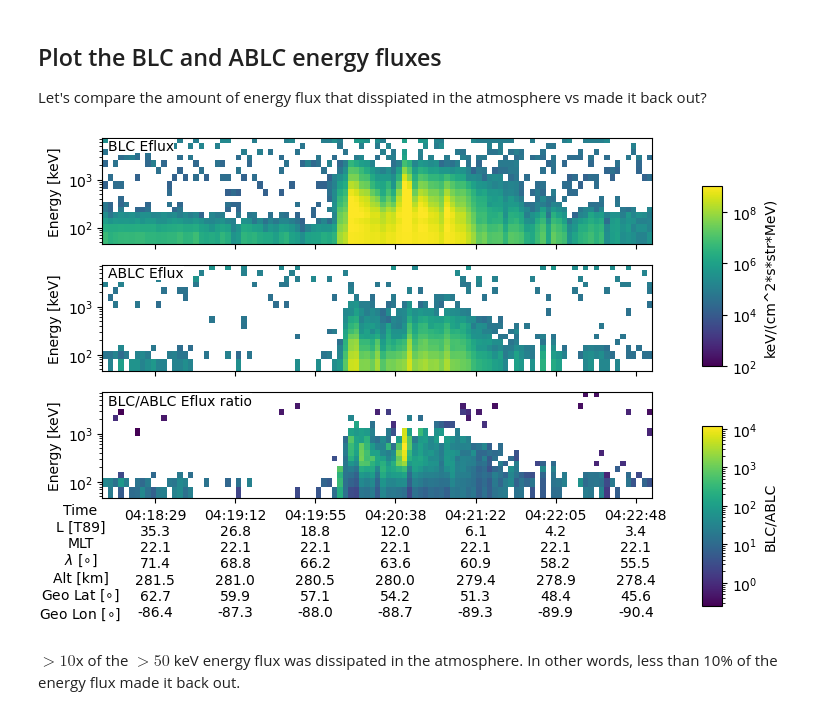
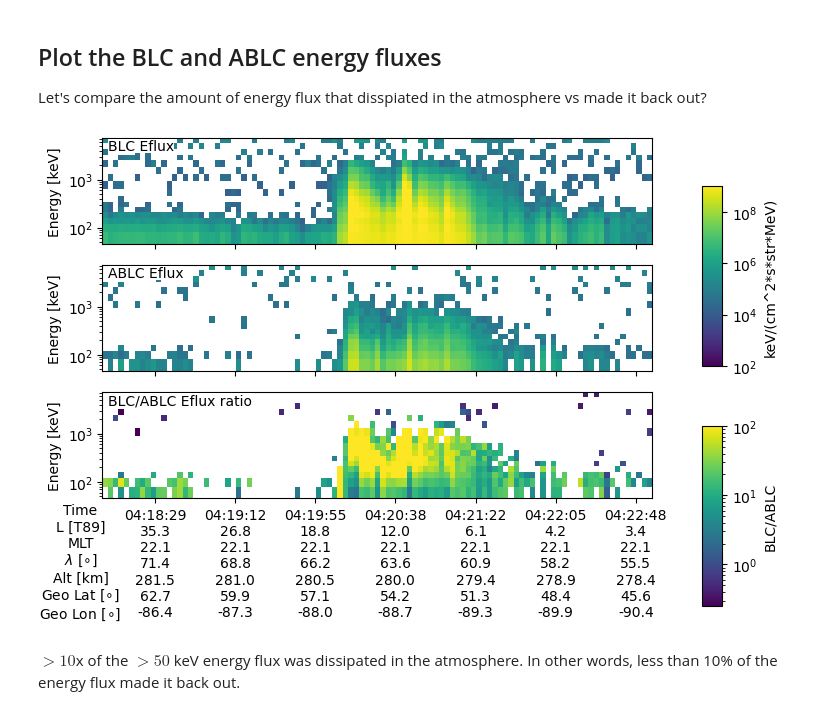
Before and after one commit to mshumko/elfinasi, a Jupyter notebook: src/20240904_substorm_study/misc/elfin_energy_flux.ipynb, the cells around one changed output. Cells and saved outputs as stored; diff of their text form; code cells hidden in the pictures.

```diff
--- a/src/20240904_substorm_study/misc/elfin_energy_flux.ipynb
+++ b/src/20240904_substorm_study/misc/elfin_energy_flux.ipynb
@@ -34,35 +60,35 @@ p2 = ax[1].pcolormesh(
             pad_obj_eflux.ablc.T,
             shading='nearest',
             norm=matplotlib.colors.LogNorm(vmin=1E2, vmax=1E9)
             )
 p3 = ax[2].pcolormesh(
             pad_obj_eflux.pad.time,
             pad_obj_eflux.energy,
             pad_obj_eflux.blc.T/pad_obj_eflux.ablc.T,
             shading='nearest',
-            norm=matplotlib.colors.LogNorm()
+            norm=matplotlib.colors.LogNorm(vmax=10**2)
             )
 
 pad_obj_eflux.plot_position(ax[-1])
 
 labels = ('BLC Eflux', 'ABLC Eflux', 'BLC/ABLC Eflux ratio')
 for ax_i, label in zip(ax, labels):
     ax_i.set_yscale('log')
     ax_i.set_ylabel('Energy [keV]')
     _text = ax_i.text(0.01, 0.99, label, transform=ax_i.transAxes, va='top')
     _text.set_bbox(dict(facecolor='white', linewidth=0, pad=0.1, edgecolor='k'))
 
 fig.subplots_adjust(left=0.25, right=0.8)
 cbar_ax0 = fig.add_axes([0.85, 0.5, 0.02, 0.3])
 cbar_ax1 = fig.add_axes([0.85, 0.1, 0.02, 0.3])
 fig.colorbar(p, cax=cbar_ax0, label=pad_obj_eflux._flux_units)
 fig.colorbar(p3, cax=cbar_ax1, label='BLC/ABLC')
 
 ax[-1].xaxis.set_major_locator(plt.MaxNLocator(7))
 ax[-1].xaxis.set_label_coords(-0.04, -0.007*7)
 ax[-1].xaxis.label.set_size(10)
 # %% [output]
-[figure, old version]
+[figure, new version]
 # %% [markdown]
 $>10$x of the $>50$ keV energy flux was dissipated in the atmosphere. In other words, less than 10% of the energy flux made it back out.
 # %% [markdown]
```
Also changed, not shown: parts of 9 cells of this notebook, 1 other file.
